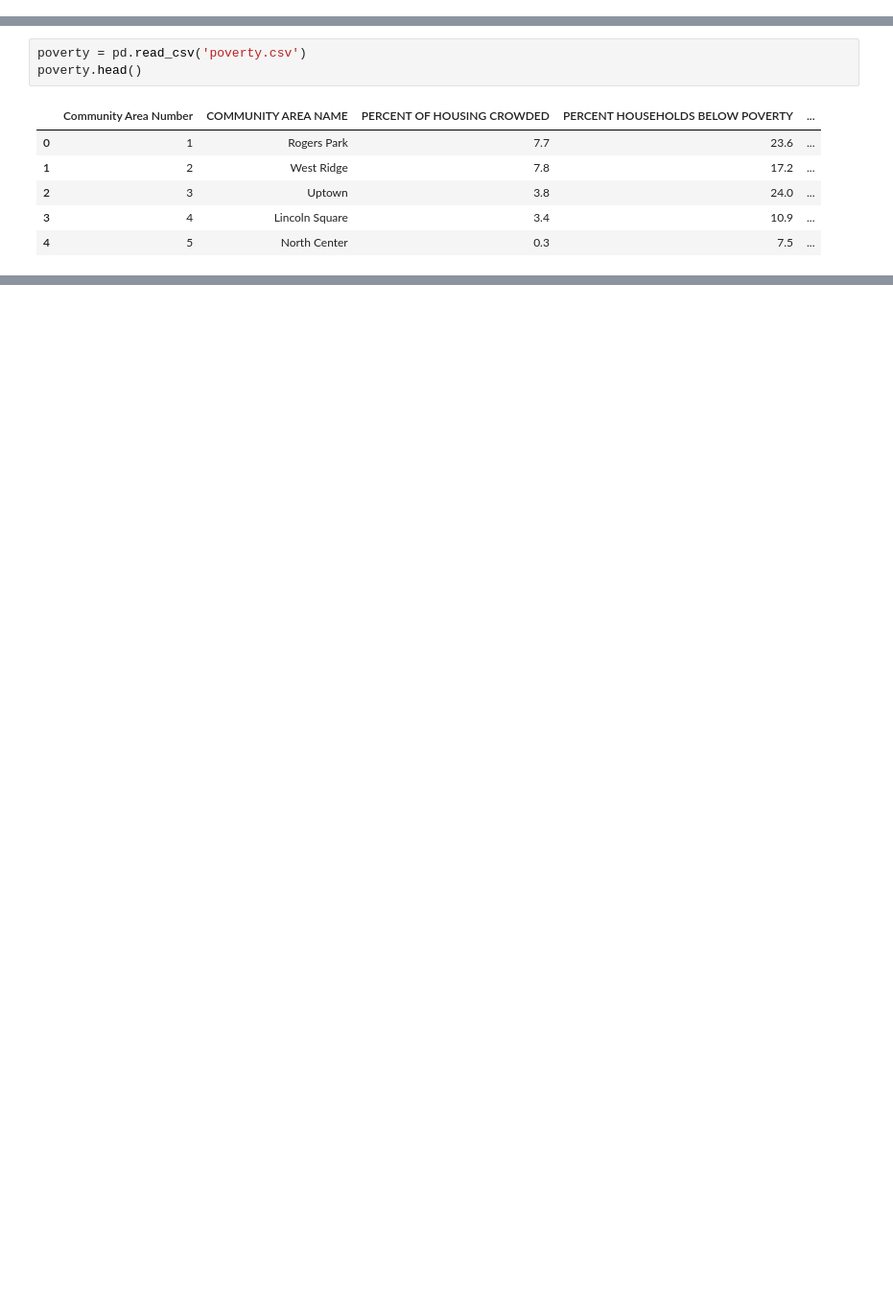
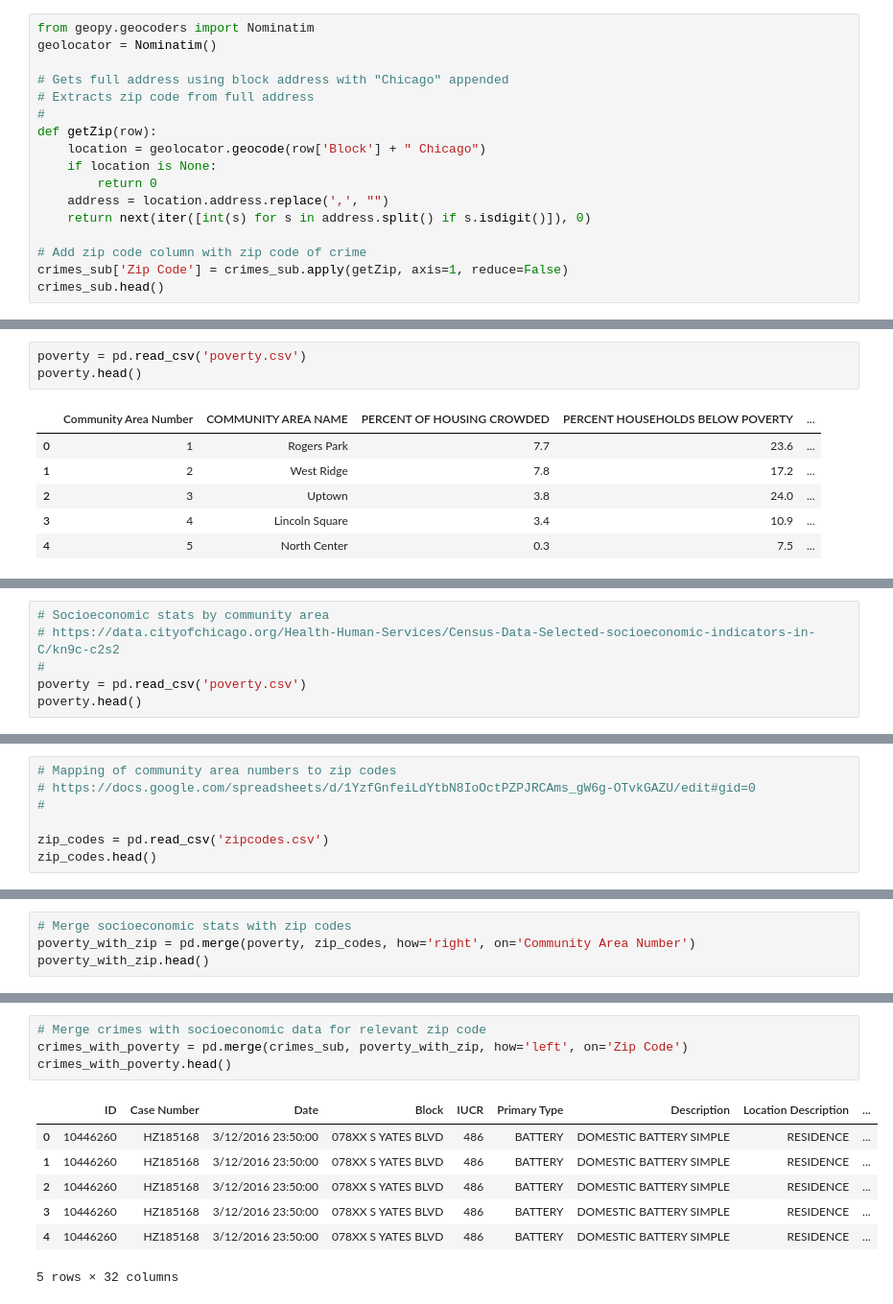
Before and after one commit to crime-analysis/crime_predictions, a Jupyter notebook: per_capita_income.ipynb, the cells around one changed output, grey strips where cells are left out. Shown: that part at 96% size. Drawn from its saved outputs; the diff is of its cells as text; blank space fills up the shorter version.

```diff
--- a/per_capita_income.ipynb
+++ b/per_capita_income.ipynb
@@ -55,0 +47,17 @@ print location.latitude, location.longitude
+# %%
+from geopy.geocoders import Nominatim
+geolocator = Nominatim()
+
+# Gets full address using block address with "Chicago" appended
+# Extracts zip code from full address
+#
+def getZip(row):
+    location = geolocator.geocode(row['Block'] + " Chicago")
+    if location is None:
+        return 0
+    address = location.address.replace(',', "")
+    return next(iter([int(s) for s in address.split() if s.isdigit()]), 0)
+
+# Add zip code column with zip code of crime
+crimes_sub['Zip Code'] = crimes_sub.apply(getZip, axis=1, reduce=False)
+crimes_sub.head()
@@ -78,0 +86,6 @@ df.head()
+# %%
+# Socioeconomic stats by community area
+# https://data.cityofchicago.org/Health-Human-Services/Census-Data-Selected-socioeconomic-indicators-in-C/kn9c-c2s2
+#
+poverty = pd.read_csv('poverty.csv')
+poverty.head()
@@ -78,0 +99,7 @@ df.head()
+# %%
+# Mapping of community area numbers to zip codes
+# https://docs.google.com/spreadsheets/d/1YzfGnfeiLdYtbN8IoOctPZPJRCAms_gW6g-OTvkGAZU/edit#gid=0
+#
+
+zip_codes = pd.read_csv('zipcodes.csv')
+zip_codes.head()
@@ -78,0 +113,4 @@ df.head()
+# %%
+# Merge socioeconomic stats with zip codes
+poverty_with_zip = pd.merge(poverty, zip_codes, how='right', on='Community Area Number')
+poverty_with_zip.head()
@@ -78,0 +124,12 @@ df.head()
+# %%
+# Merge crimes with socioeconomic data for relevant zip code
+crimes_with_poverty = pd.merge(crimes_sub, poverty_with_zip, how='left', on='Zip Code')
+crimes_with_poverty.head()
+# %% [output]
+|  | ID | Case Number | Date | Block | IUCR | Primary Type | Description | Location Description | ... |
+| 0 | 10446260 | HZ185168 | 3/12/2016 23:50:00 | 078XX S YATES BLVD | 486 | BATTERY | DOMESTIC BATTERY SIMPLE | RESIDENCE | ... |
+| 1 | 10446260 | HZ185168 | 3/12/2016 23:50:00 | 078XX S YATES BLVD | 486 | BATTERY | DOMESTIC BATTERY SIMPLE | RESIDENCE | ... |
+| 2 | 10446260 | HZ185168 | 3/12/2016 23:50:00 | 078XX S YATES BLVD | 486 | BATTERY | DOMESTIC BATTERY SIMPLE | RESIDENCE | ... |
+| 3 | 10446260 | HZ185168 | 3/12/2016 23:50:00 | 078XX S YATES BLVD | 486 | BATTERY | DOMESTIC BATTERY SIMPLE | RESIDENCE | ... |
+| 4 | 10446260 | HZ185168 | 3/12/2016 23:50:00 | 078XX S YATES BLVD | 486 | BATTERY | DOMESTIC BATTERY SIMPLE | RESIDENCE | ... |
+5 rows × 32 columns
```
Also changed, not shown: parts of 7 cells of this notebook.
